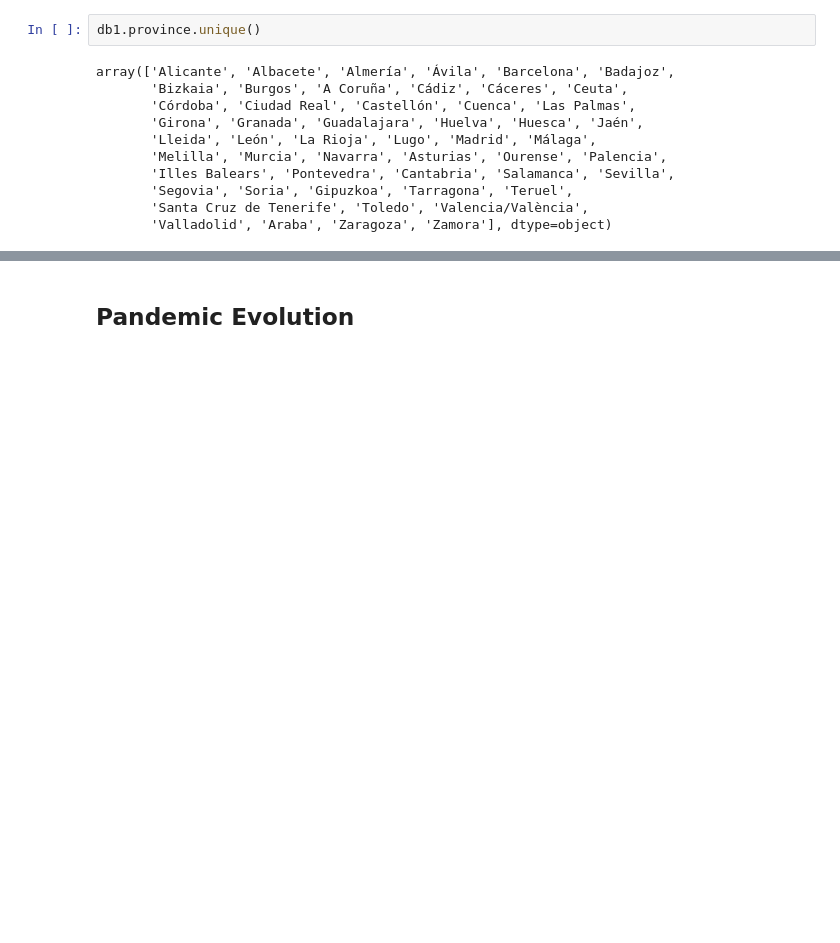
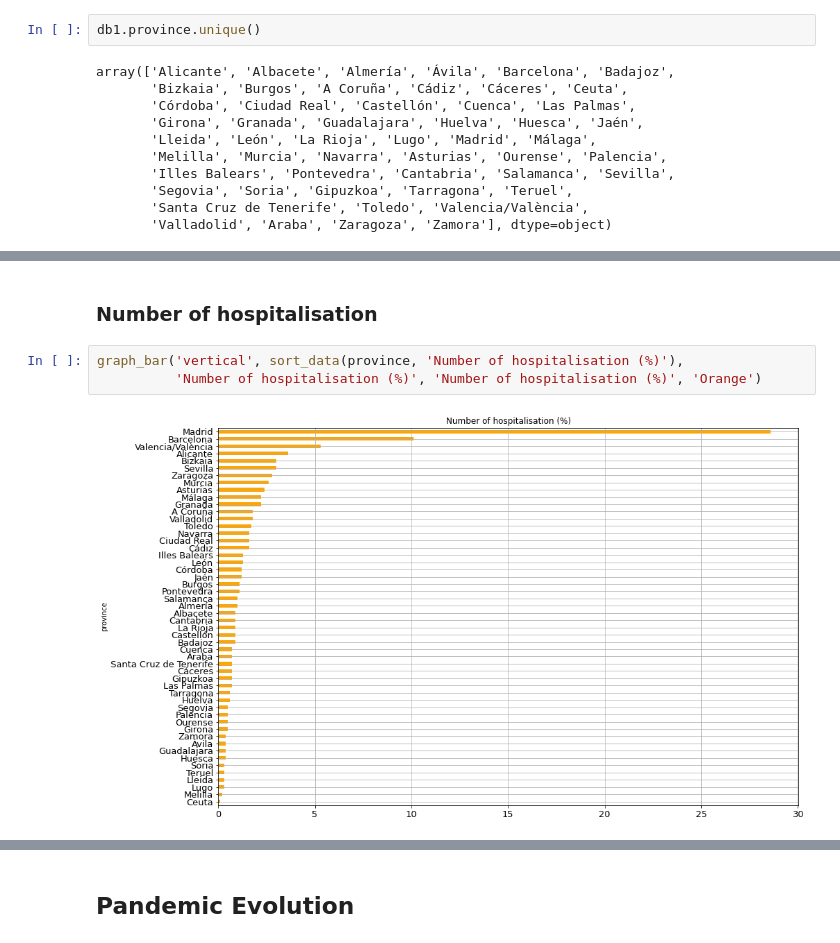
Before and after one commit to ffreire92/final_project, a Jupyter notebook: Information_sources.ipynb, the cells around one changed output, grey strips where cells are left out. Cells and saved outputs as stored; diff of their text form; blank space fills up the shorter version.

```diff
--- a/Information_sources.ipynb
+++ b/Information_sources.ipynb
@@ -403,0 +363,7 @@ Name: age_interval, dtype: int64
+# %% [markdown]
+### Number of hospitalisation
+# %%
+graph_bar('vertical', sort_data(province, 'Number of hospitalisation (%)'),
+          'Number of hospitalisation (%)', 'Number of hospitalisation (%)', 'Orange')
+# %% [output]
+[figure, added]
```
Also changed, not shown: parts of 45 cells of this notebook.
